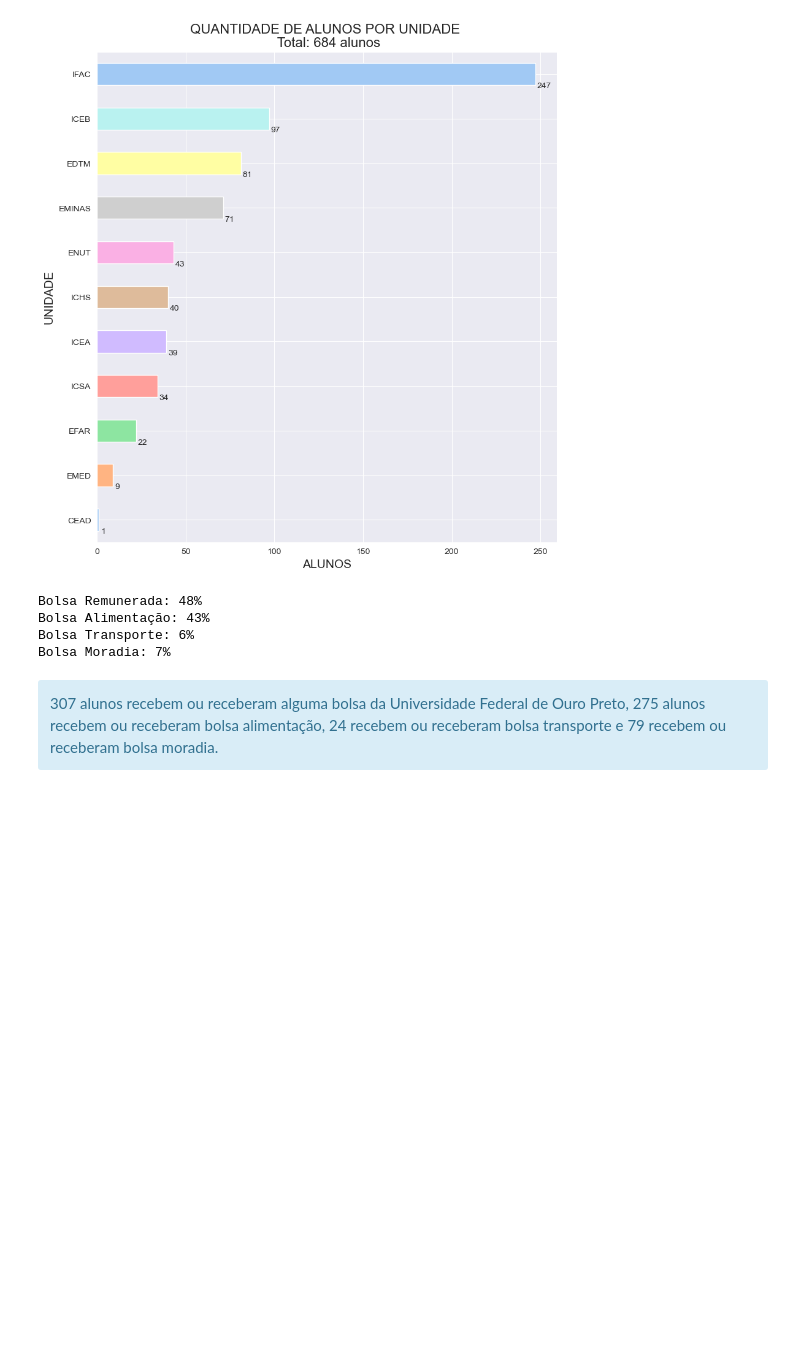
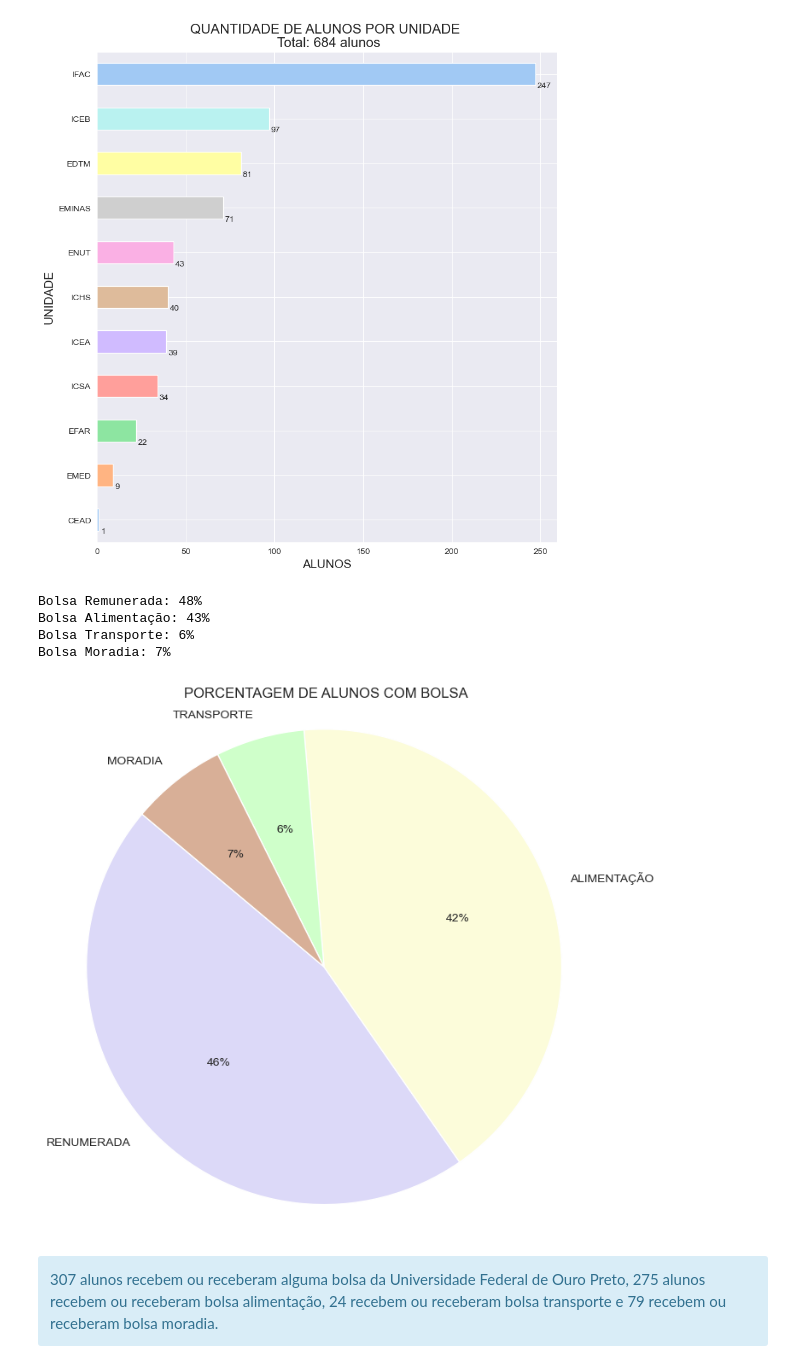
Before and after one commit to riguedes/IC_UFOP, a Jupyter notebook: projeto.ipynb, the cells around one changed output. Saved outputs shown, nothing was run; the diff lists cells and outputs as text; code cells hidden in the pictures; blank space fills up the shorter version.

```diff
--- a/projeto.ipynb
+++ b/projeto.ipynb
@@ -1132,33 +1121,47 @@ plt.show()
 # %%
 # Calculando o total geral de alunos
 total_alunos = projetos['Contagem'].sum()
 
 # Quantidade de alunos que receberam ou recebem bolsa remunerada
 bolsarenumerada = projetos[projetos['Bolsista'].isin(df_um['Bolsista'])]['Contagem'].sum()
 porcentagem_bolsarenumerada = (bolsarenumerada / total_alunos) * 100
 
 # Quantidade de alunos que receberam ou recebem bolsa alimentação
 bolsaalimentacao = projetos[projetos['Bolsista'].isin(df_seis['Nome'])]['Contagem'].sum()
 porcentagem_bolsaalimentacao = (bolsaalimentacao / total_alunos) * 100
 
 # Quantidade de alunos que receberam ou recebem bolsa transporte
 bolsatransporte = projetos[projetos['Bolsista'].isin(df_sete['Nome'])]['Contagem'].sum()
 porcentagem_bolsatransporte = (bolsatransporte / total_alunos) * 100
 
 # Quantidade de alunos que receberam ou recebem bolsa moradia
 bolsamoradia = projetos[projetos['Bolsista'].isin(df_oito['Nome'])]['Contagem'].sum()
 porcentagem_bolsamoradia = (bolsamoradia / total_alunos) * 100
 
 # Exibindo os resultados com porcentagens formatadas
 print("Bolsa Remunerada: {:.0f}%".format(porcentagem_bolsarenumerada))
 print("Bolsa Alimentação: {:.0f}%".format(porcentagem_bolsaalimentacao))
 print("Bolsa Transporte: {:.0f}%".format(porcentagem_bolsatransporte))
 print("Bolsa Moradia: {:.0f}%".format(porcentagem_bolsamoradia))
+
+# Dados
+categorias = ['RENUMERADA', 'ALIMENTAÇÃO', 'TRANSPORTE', 'MORADIA']
+porcentagens = [porcentagem_bolsarenumerada, porcentagem_bolsaalimentacao, porcentagem_bolsatransporte, porcentagem_bolsamoradia]
+
+# Criar o gráfico de pizza
+plt.figure(figsize=(8, 8))
+plt.pie(porcentagens, labels=categorias, autopct='%.0f%%', colors=['#dcd9f8', '#fcfcda', '#cfffca', '#d8af97'], startangle=140)
+plt.title('PORCENTAGEM DE ALUNOS COM BOLSA')
+
+plt.axis('equal')  # Para garantir que o gráfico de pizza seja circular
+
+plt.show()
 # %% [output]
 Bolsa Remunerada: 48%
 Bolsa Alimentação: 43%
 Bolsa Transporte: 6%
 Bolsa Moradia: 7%
+[figure, added]
 # %% [markdown]
 <div class="alert alert-block alert-info"
      <b> 307 alunos recebem ou receberam alguma bolsa da Universidade Federal de Ouro Preto, 275 alunos recebem ou receberam bolsa alimentação, 24 recebem ou receberam bolsa transporte e 79 recebem ou receberam bolsa moradia.</b>
```
Also changed, not shown: parts of 4 cells of this notebook.
